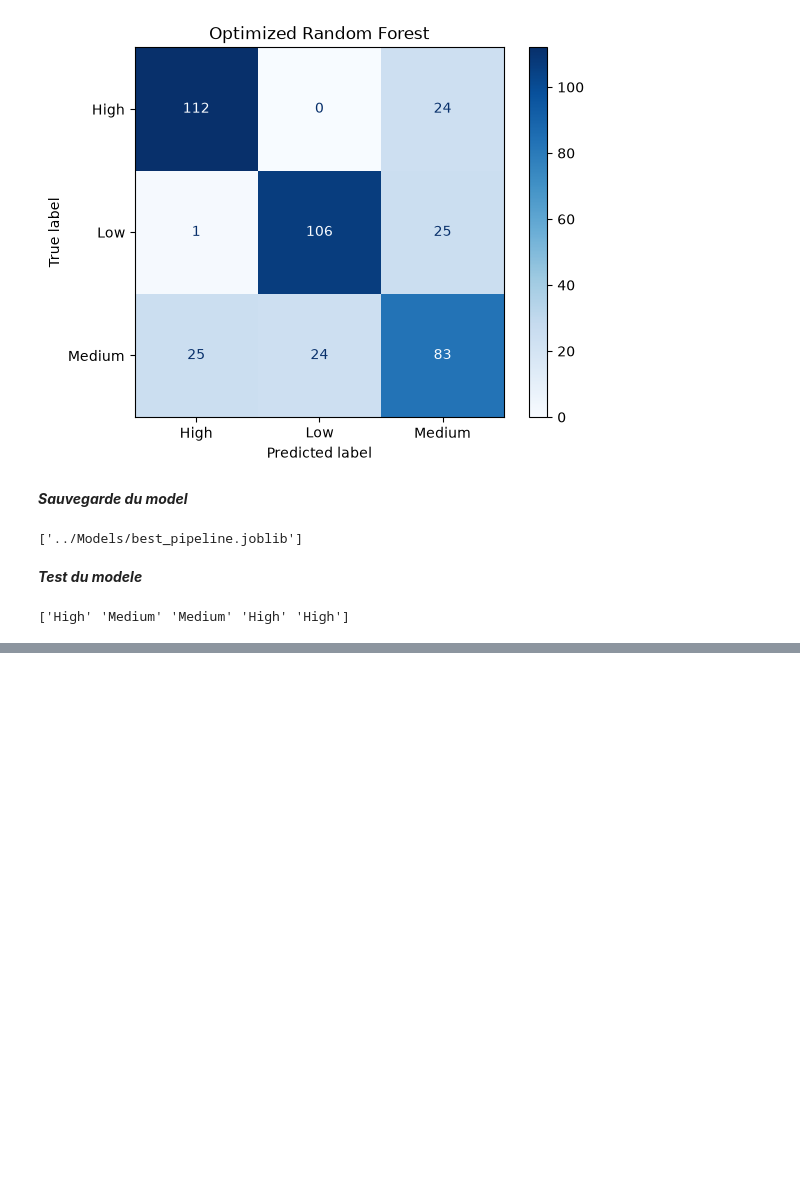
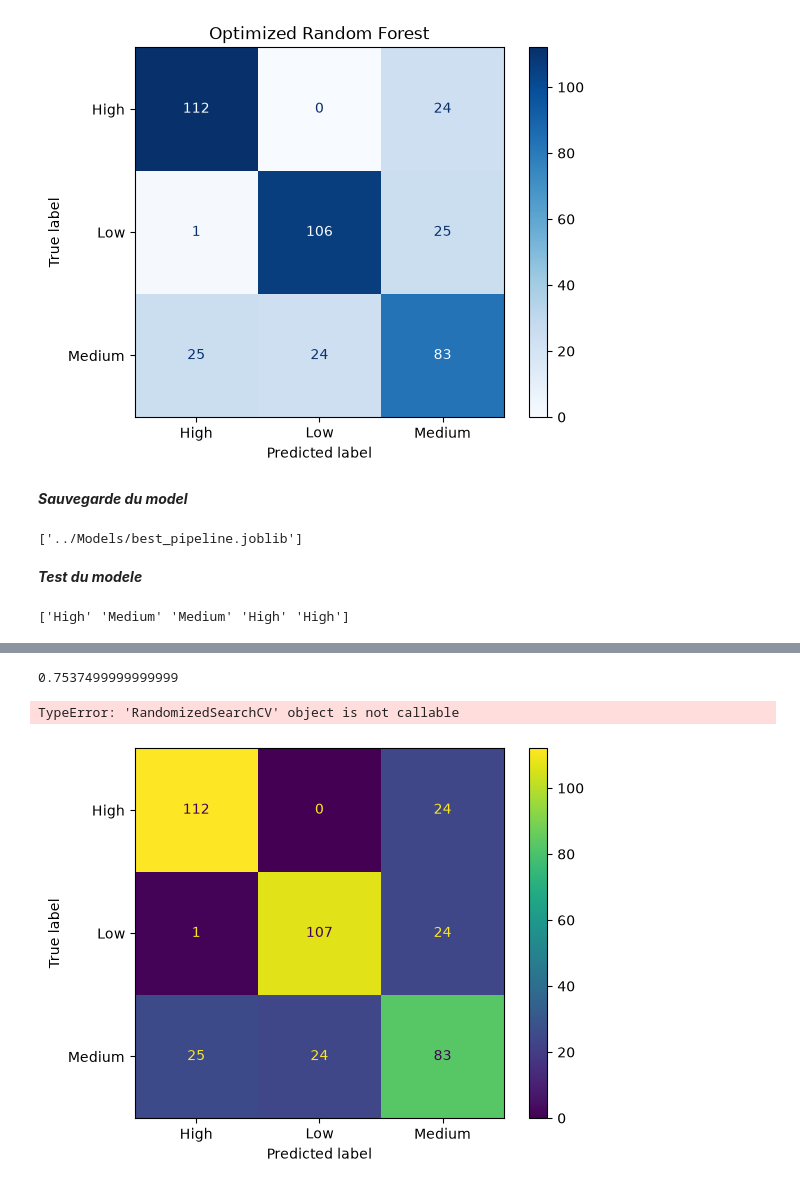
Before and after one commit to Kadiri-Mohamed/StudentMind, a Jupyter notebook: Notebooks/Notebook.ipynb, the cells around one changed output, grey strips where cells are left out. Drawn from its saved outputs; the diff is of its cells as text; code cells hidden in the pictures; blank space fills up the shorter version.

```diff
--- a/Notebooks/Notebook.ipynb
+++ b/Notebooks/Notebook.ipynb
@@ -626,0 +741,2 @@ print(predictions)
+# %%
+df = df
@@ -626,0 +772,78 @@ print(predictions)
+# %%
+df = df.dropna(subset=["Mental_Health_Risk"])
+
+x = df.drop(columns=['Mental_Health_Risk' , 'Student_ID'])
+
+y = df['Mental_Health_Risk']
+
+X_train , X_test , y_train , y_test = train_test_split(
+    x,
+    y,
+    train_size=0.8,
+    stratify=y,
+    random_state=42
+)
+
+
+num_feat = x.select_dtypes(include=np.number).columns
+cat_feat = x.select_dtypes(exclude=np.number).columns
+
+
+cat_pipe = Pipeline([
+    ('imputer' , SimpleImputer(strategy="most_frequent")),
+    ('encoder' , OneHotEncoder())
+])
+
+num_pipe = Pipeline([
+    ('imputer' , SimpleImputer(strategy='median')),
+    ('scaler' , StandardScaler())
+])
+
+processor = ColumnTransformer([
+    ('num' , num_pipe , num_feat),
+    ('cat' , cat_pipe , cat_feat)
+])
+
+
+pipline_f = Pipeline([
+    ('precessor' , processor),
+    ('model' , LogisticRegression())
+])
+
+pipline_f.fit(X_train , y_train)
+y_pred = pipline_f.predict(X_test)
+
+confusion_matrix(y_test , y_pred)
+
+ConfusionMatrixDisplay(confusion_matrix(y_test , y_pred), display_labels=pipline_f.classes_).plot()
+
+scores = cross_val_score(
+    pipline_f,
+    X_train,
+    y_train,
+    scoring="accuracy",
+    cv=5
+)
+
+print(scores.mean())
+
+
+params = {
+    "model__c" : [0.1 , 1 ,10],
+    "model__max_iter" : [100 , 200]
+}
+
+
+random = random_search(
+    LogisticRegression,
+    params,
+    cv=5,
+    n_job=-1,
+    random_state=42
+)
+
+random.fit(X_train,y_train)
+# %% [output]
+0.7537499999999999
+TypeError: 'RandomizedSearchCV' object is not callable
+[figure, added]
```
Also changed, not shown: parts of 11 cells of this notebook, 10 other files.
